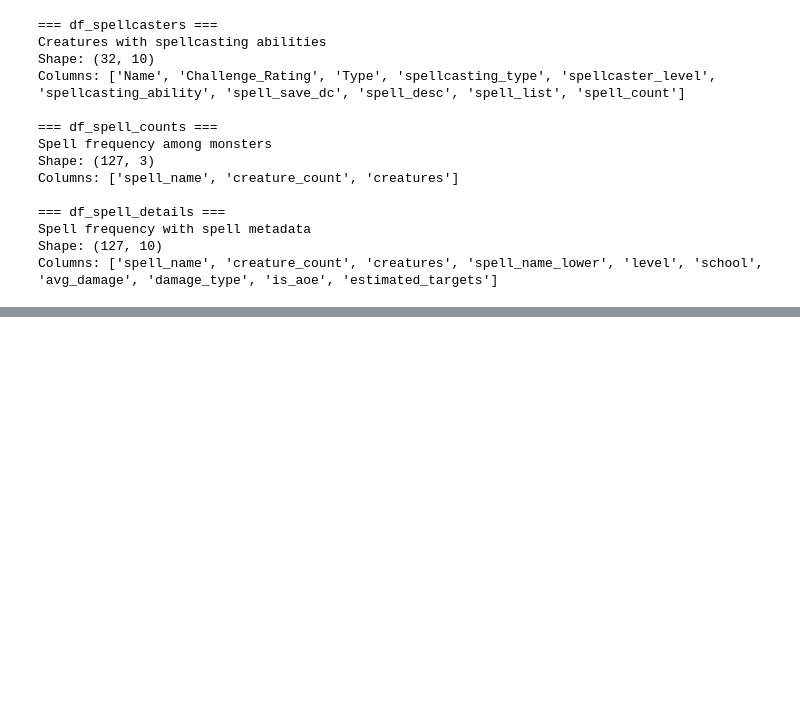
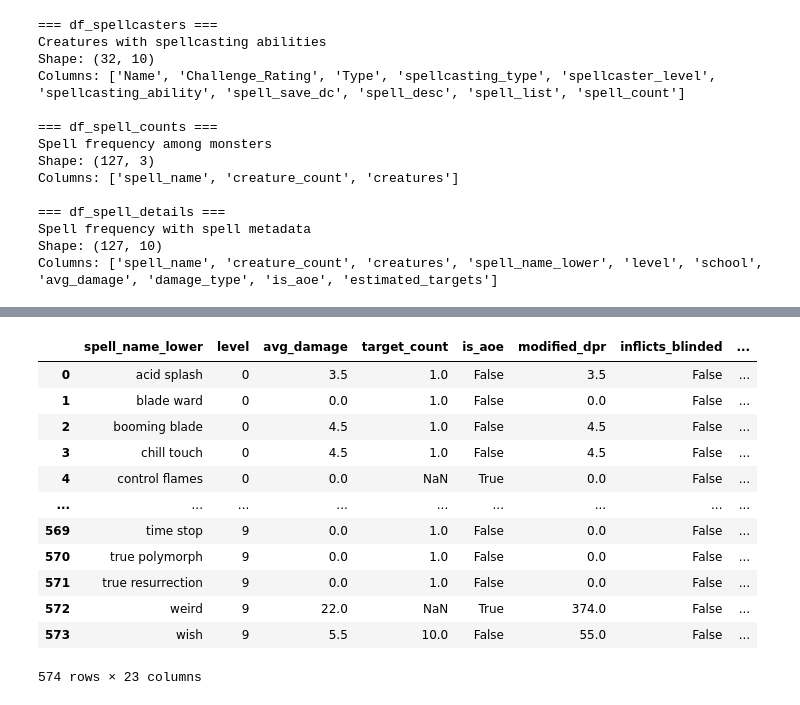
Before and after one commit to conorbarryhoke/matrix_v0, a Jupyter notebook: notebooks/exploration/monster_spellcasting_analysis.ipynb, the cells around one changed output, grey strips where cells are left out. Cells and saved outputs as stored; diff of their text form; code cells hidden in the pictures; blank space fills up the shorter version.

```diff
--- a/notebooks/exploration/monster_spellcasting_analysis.ipynb
+++ b/notebooks/exploration/monster_spellcasting_analysis.ipynb
@@ -578,0 +612,28 @@ df_spell_counts
+# %%
+# make sure to re-run spell_feature_engineering, then re-load df_spells
+df_spells_joinable = df_spells.copy()
+spell_columns = ['spell_name_lower', 'level',
+        'avg_damage', 'target_count', 'is_aoe',
+       'modified_dpr', 'inflicts_blinded',
+       'inflicts_charmed', 'inflicts_deafened', 'inflicts_frightened',
+       'inflicts_incapacitated', 'inflicts_paralyzed', 'inflicts_petrified',
+       'inflicts_poisoned', 'inflicts_prone', 'inflicts_restrained',
+       'inflicts_stunned', 'grants_flying', 'ac_bonus', 'attack_bonus',
+       'save_bonus', 'grants_advantage', 'inflicts_disadvantage',
+       ]
+df_spells_joinable = df_spells_joinable[spell_columns]
+df_spells_joinable
+# %% [output]
+|  | spell_name_lower | level | avg_damage | target_count | is_aoe | modified_dpr | inflicts_blinded | ... |
+| 0 | acid splash | 0 | 3.5 | 1.0 | False | 3.5 | False | ... |
+| 1 | blade ward | 0 | 0.0 | 1.0 | False | 0.0 | False | ... |
+| 2 | booming blade | 0 | 4.5 | 1.0 | False | 4.5 | False | ... |
+| 3 | chill touch | 0 | 4.5 | 1.0 | False | 4.5 | False | ... |
+| 4 | control flames | 0 | 0.0 | NaN | True | 0.0 | False | ... |
+| ... | ... | ... | ... | ... | ... | ... | ... | ... |
+| 569 | time stop | 9 | 0.0 | 1.0 | False | 0.0 | False | ... |
+| 570 | true polymorph | 9 | 0.0 | 1.0 | False | 0.0 | False | ... |
+| 571 | true resurrection | 9 | 0.0 | 1.0 | False | 0.0 | False | ... |
+| 572 | weird | 9 | 22.0 | NaN | True | 374.0 | False | ... |
+| 573 | wish | 9 | 5.5 | 10.0 | False | 55.0 | False | ... |
+574 rows × 23 columns
```
Also changed, not shown: parts of 7 cells of this notebook, 5 other files.
